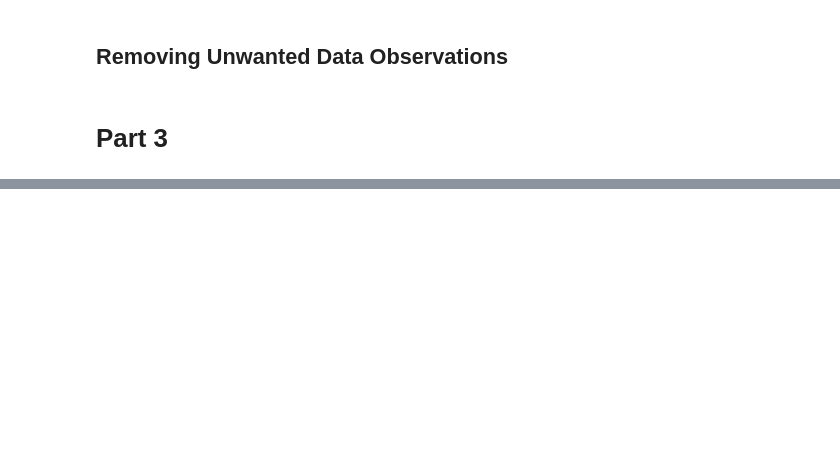
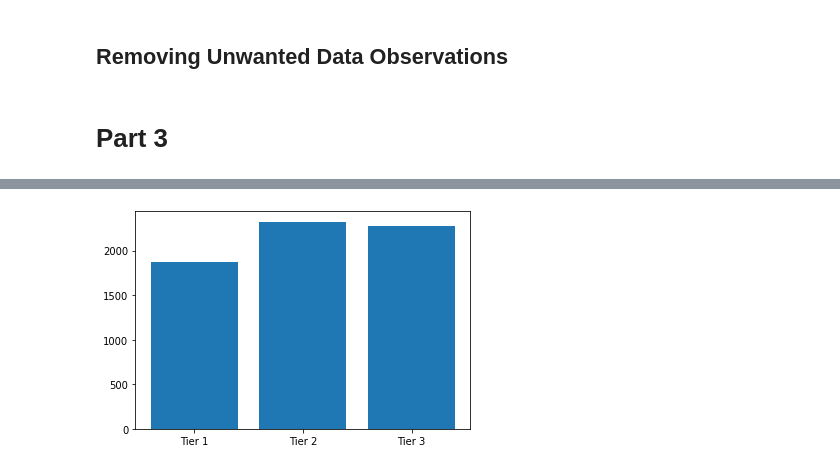
Before and after one commit to janaeam/food-sales-predictions, a Jupyter notebook: Data_Cleaning.ipynb, the cells around one changed output, grey strips where cells are left out. Saved outputs shown, nothing was run; the diff lists cells and outputs as text; code cells hidden in the pictures; blank space fills up the shorter version.

```diff
--- a/Data_Cleaning.ipynb
+++ b/Data_Cleaning.ipynb
@@ -704,0 +790,4 @@ sales.duplicated().any()
+# %%
+plt.bar(salesbyLocation.index, salesbyLocation.values);
+# %% [output]
+[figure, added]
```
Also changed, not shown: parts of 14 cells of this notebook.
